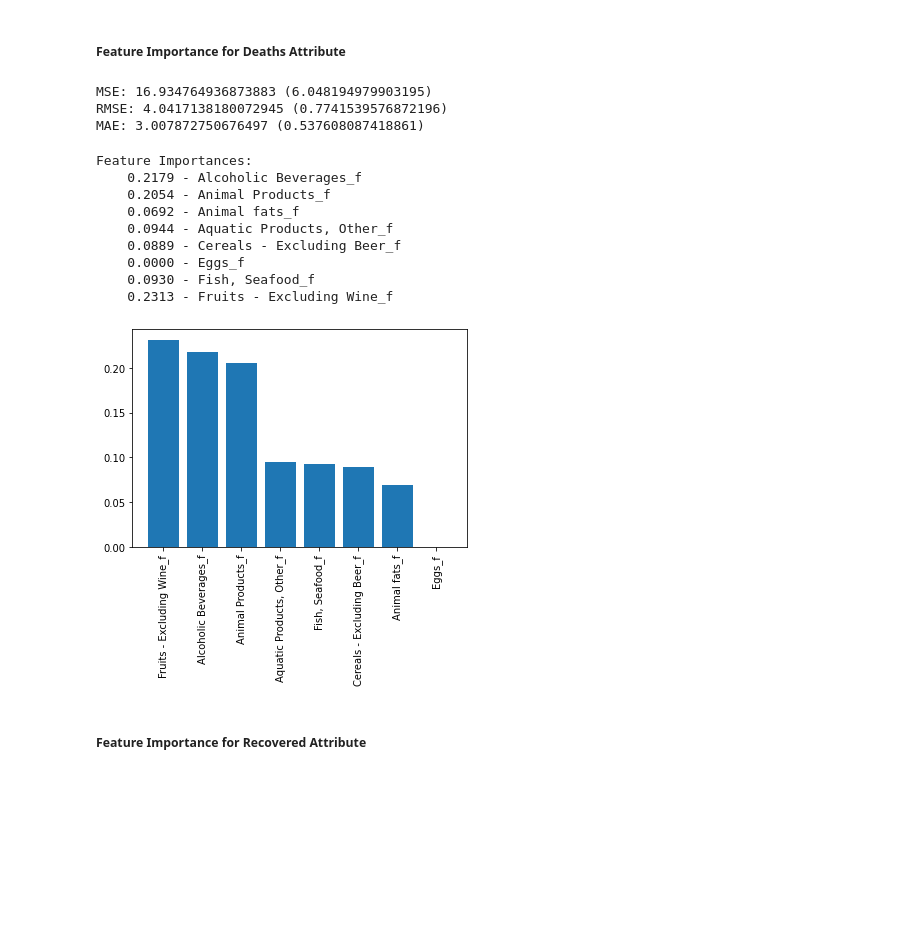
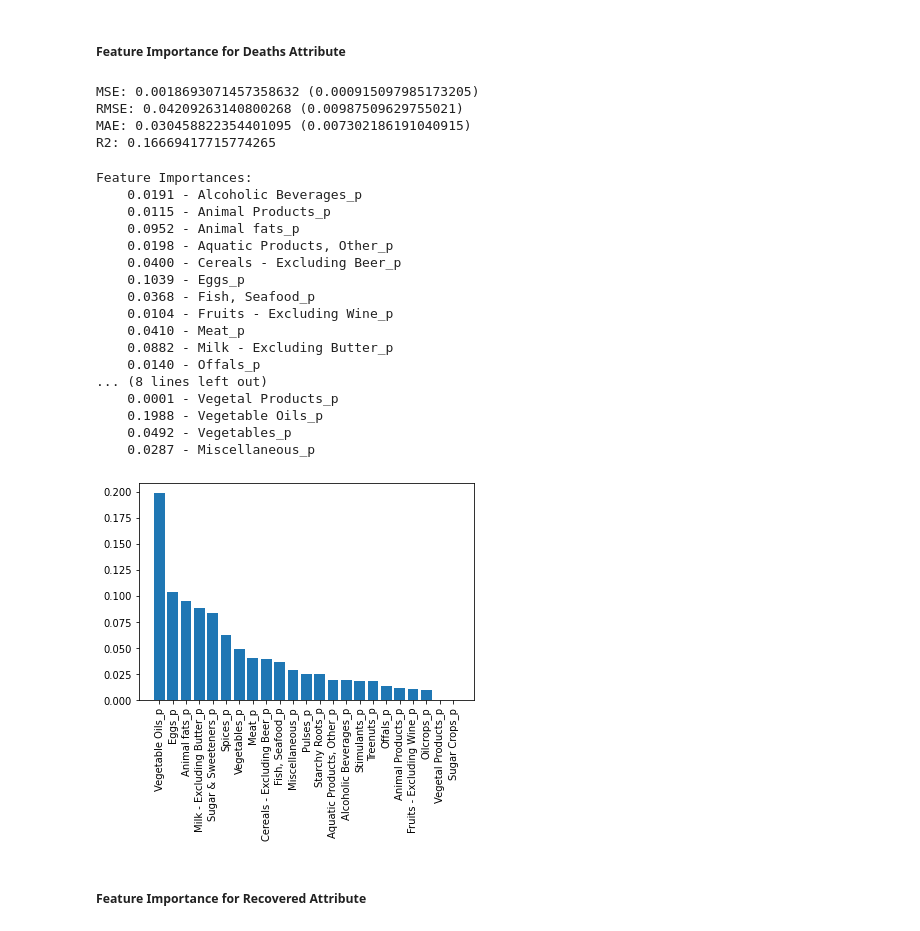
Before and after one commit to Spyrix/Covid19-Diet-Preds, a Jupyter notebook: Boosting.ipynb, the cells around one changed output. Cells and saved outputs as stored; diff of their text form; code cells hidden in the pictures; blank space fills up the shorter version.

```diff
--- a/Boosting.ipynb
+++ b/Boosting.ipynb
@@ -563,7 +593,7 @@ protein_df
 # Dividing the data between X and y of interest
 X = protein_df.drop(['Confirmed','Deaths', 'Recovered'], axis=1)
 # X = protein_df.iloc[:, :-6]
-# X_col = X.copy()
+X_col = X.copy()
 y = protein_df['Confirmed']
 # %%
 # Training-test split
@@ -602,10 +634,10 @@ MAE: 1.3767943998903556 (0.2602050263905295)
 # %%
 # Get Feature Importance from model
-importance = xgb_gs.best_estimator_.feature_importances_
+importance = xgb.feature_importances_
 
 
 print("\nFeature Importances:")
-for item in zip(X_col.columns, xgb_gs.best_estimator_.feature_importances_):
+for item in zip(X_col.columns, xgb.feature_importances_):
     print("{1:10.4f} - {0}".format(item[0],item[1]))
 
 # Plot feature importance
@@ -632,8 +672,8 @@ Feature Importances:
 # Dividing the data between X and y of interest
 X = protein_df.drop(['Confirmed','Deaths', 'Recovered'], axis=1)
 # X = protein_df.iloc[:, :-6]
-# X_col = X.copy()
-y = protein_df['Deaths']*100
+X_col = X.copy()
+y = protein_df['Deaths']
 # %%
 # Training-test split
 X_train, X_test, y_train, y_test = train_test_split(X, y, test_size=0.10, random_state=42)
@@ -642,58 +682,69 @@ X_train, X_test, y_train, y_test = train_test_split(X, y, test_size=0.10, random
 kfold = KFold(n_splits=10)
 
 # Parameter grid for XGBoost
-params = {'gamma': [0.5, 1, 1.5, 2, 5],
-          'max_depth': [3, 4, 5],
-          'min_child_weight': [1, 2, 5, 10]
-         }
+# params = {'gamma': [0.5, 1, 1.5, 2, 5],
+#           'max_depth': [3, 4, 5],
+#           'min_child_weight': [1, 2, 5, 10]
+#          }
 
 # Create XGBoost model instance
 xgb = XGBRegressor()
 
 # Create GridSearch instance
-xgb_gs = GridSearchCV(xgb, param_grid=params)
-xgb_gs.fit(X, y)
+# xgb_gs = GridSearchCV(xgb, param_grid=params)
+# xgb_gs.fit(X, y)
+xgb.fit(X,y)
 
 # Metrics and Cross Validation of model
-mse = cross_val_score(xgb_gs, X, y, scoring='neg_mean_squared_error', cv=kfold)
-rmse = cross_val_score(xgb_gs, X, y, scoring='neg_root_mean_squared_error', cv=kfold)
-mae = cross_val_score(xgb_gs, X, y, scoring='neg_mean_absolute_error', cv=kfold)
-r2 = cross_val_score(xgb_gs, X, y, scoring='r2', cv=kfold)
+mse = cross_val_score(xgb, X, y, scoring='neg_mean_squared_error', cv=kfold)
+rmse = cross_val_score(xgb, X, y, scoring='neg_root_mean_squared_error', cv=kfold)
+mae = cross_val_score(xgb, X, y, scoring='neg_mean_absolute_error', cv=kfold)
+r2 = cross_val_score(xgb, X, y, scoring='r2', cv=kfold)
 
 print(f"MSE: {-mse.mean()} ({mse.std()})")
 print(f"RMSE: {-rmse.mean()} ({rmse.std()})")
 print(f"MAE: {-mae.mean()} ({mae.std()})")
+print(f"R2: {r2.mean()}")
 # %% [output]
-MSE: 16.934764936873883 (6.048194979903195)
-RMSE: 4.0417138180072945 (0.7741539576872196)
-MAE: 3.007872750676497 (0.537608087418861)
+MSE: 0.0018693071457358632 (0.000915097985173205)
+RMSE: 0.04209263140800268 (0.00987509629755021)
+MAE: 0.030458822354401095 (0.007302186191040915)
+R2: 0.16669417715774265
 # %%
 # Get Feature Importance from model
-importance = xgb_gs.best_estimator_.feature_importances_
+importance = xgb.feature_importances_
 
 
 print("\nFeature Importances:")
-for item in zip(X_col.columns, xgb_gs.best_estimator_.feature_importances_):
+for item in zip(X_col.columns, xgb.feature_importances_):
     print("{1:10.4f} - {0}".format(item[0],item[1]))
 
 # Plot feature importance
 feat_importance = zip(X_col.columns, importance)
 feat_importance = sorted([x for x in feat_importance], key = lambda x: x[1], reverse=True)
 
 plt.bar(*zip(*feat_importance))
 plt.xticks(rotation=90)
 plt.show()
 # %% [output]
 Feature Importances:
-    0.2179 - Alcoholic Beverages_f
-    0.2054 - Animal Products_f
-    0.0692 - Animal fats_f
-    0.0944 - Aquatic Products, Other_f
-    0.0889 - Cereals - Excluding Beer_f
-    0.0000 - Eggs_f
-    0.0930 - Fish, Seafood_f
-    0.2313 - Fruits - Excluding Wine_f
+    0.0191 - Alcoholic Beverages_p
+    0.0115 - Animal Products_p
+    0.0952 - Animal fats_p
+    0.0198 - Aquatic Products, Other_p
+    0.0400 - Cereals - Excluding Beer_p
+    0.1039 - Eggs_p
+    0.0368 - Fish, Seafood_p
+    0.0104 - Fruits - Excluding Wine_p
+    0.0410 - Meat_p
+    0.0882 - Milk - Excluding Butter_p
+    0.0140 - Offals_p
+... (8 lines left out)
+    0.0001 - Vegetal Products_p
+    0.1988 - Vegetable Oils_p
+    0.0492 - Vegetables_p
+    0.0287 - Miscellaneous_p
-[figure, old version]
+[figure, new version]
 # %% [markdown]
 ##### Feature Importance for Recovered Attribute
 # %%
```
Also changed, not shown: parts of 40 cells of this notebook.
